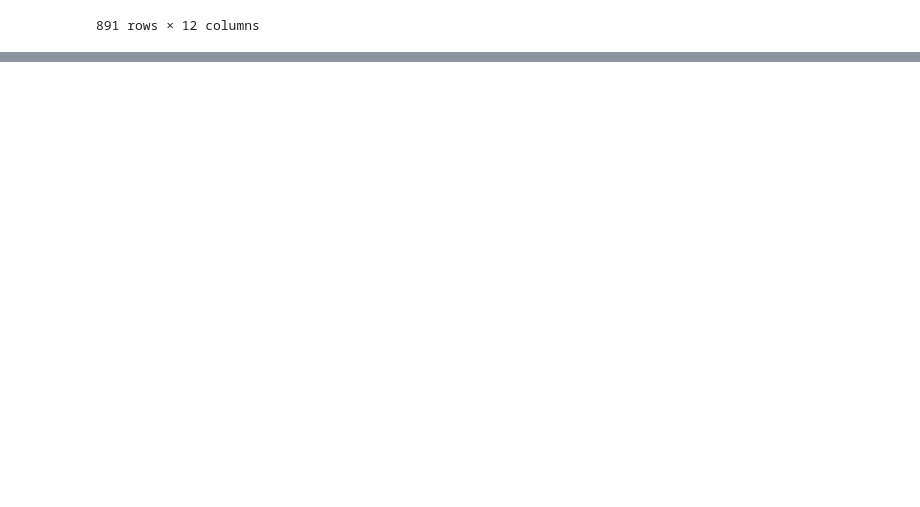
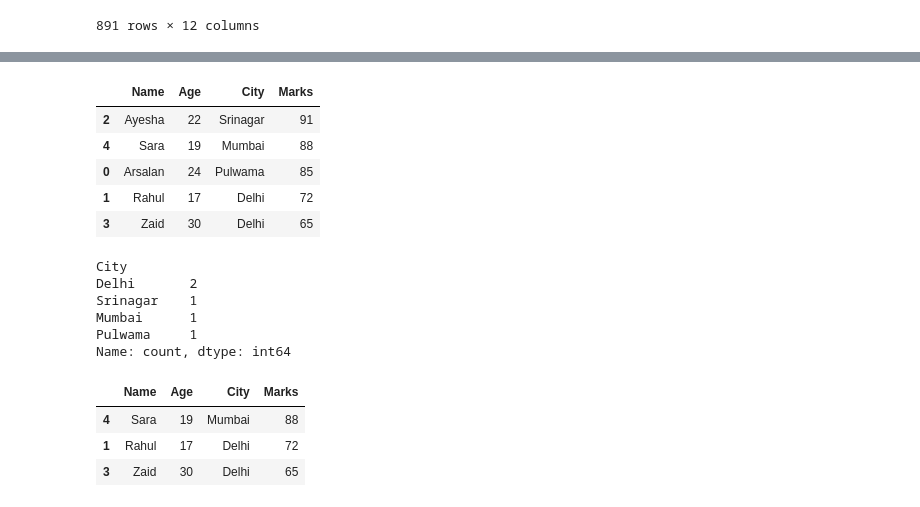
Before and after one commit to arsalanwani/Analytics, a Jupyter notebook: pandas/index.ipynb, the cells around one changed output, grey strips where cells are left out. Drawn from its saved outputs; the diff is of its cells as text; code cells hidden in the pictures; blank space fills up the shorter version.

```diff
--- a/pandas/index.ipynb
+++ b/pandas/index.ipynb
@@ -362,0 +564,28 @@ df
+# %%
+df.sort_values(by="Marks",ascending=False,inplace=True)
+# %%
+df
+# %% [output]
+|  | Name | Age | City | Marks |
+| 2 | Ayesha | 22 | Srinagar | 91 |
+| 4 | Sara | 19 | Mumbai | 88 |
+| 0 | Arsalan | 24 | Pulwama | 85 |
+| 1 | Rahul | 17 | Delhi | 72 |
+| 3 | Zaid | 30 | Delhi | 65 |
+# %%
+df["City"].value_counts()
+# %% [output]
+City
+Delhi       2
+Srinagar    1
+Mumbai      1
+Pulwama     1
+Name: count, dtype: int64
+# %%
+df[df["City"].isin(["Mumbai","Delhi"])]
+# df[df['Name'].isin(['Braund, Mr. Owen Harris'])]
+# %% [output]
+|  | Name | Age | City | Marks |
+| 4 | Sara | 19 | Mumbai | 88 |
+| 1 | Rahul | 17 | Delhi | 72 |
+| 3 | Zaid | 30 | Delhi | 65 |
```
Also changed, not shown: parts of 33 cells of this notebook, 1 other file.
